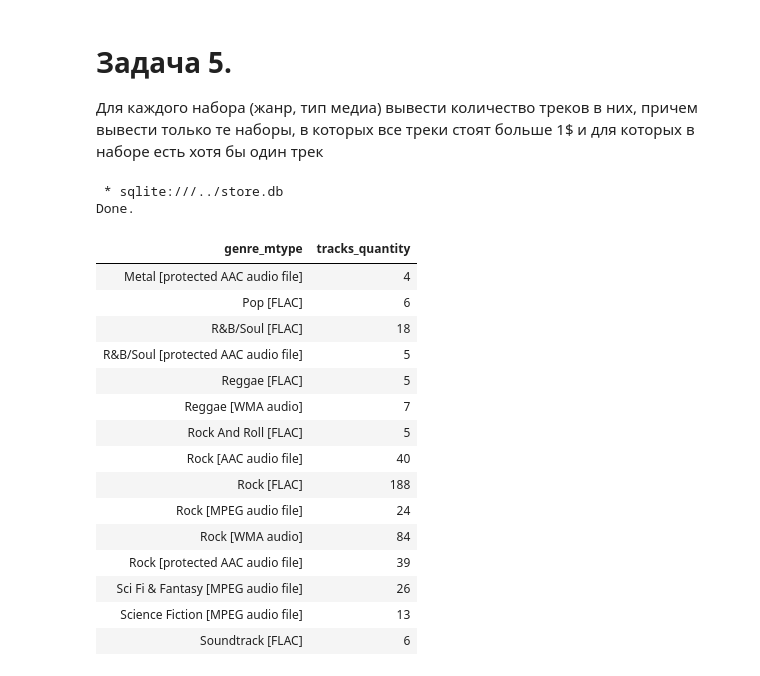
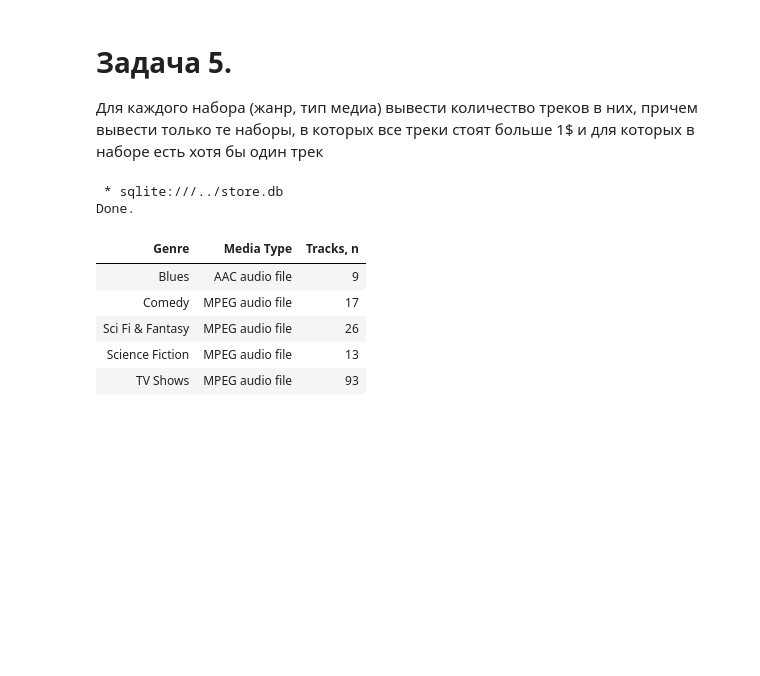
Before and after one commit to va9abond/ac-db-210, a Jupyter notebook: p2-tables-connections/p2.ipynb, the cells around one changed output. Cells and saved outputs as stored; diff of their text form; code cells hidden in the pictures; blank space fills up the shorter version.

Commit message:
fix: t5: for *every* track price > 1$

```diff
--- a/p2-tables-connections/p2.ipynb
+++ b/p2-tables-connections/p2.ipynb
@@ -708,39 +709,33 @@ Done.
 # %%
 %%sql
 
 SELECT
-    genres.name || ' [' || mtypes.name || ']' AS genre_mtype,
-    COUNT(t.trackId) AS tracks_quantity
-FROM (
-    SELECT trackId, genreId, mediaTypeId
-    FROM tracks
-    WHERE unitprice > 1.0
-) AS t
-INNER JOIN genres ON
-    t.genreId == genres.genreId
-INNER JOIN media_types AS mtypes ON
-    t.mediaTypeId == mtypes.mediaTypeId
+    genres.name AS "Genre",
+    mtypes.name AS "Media Type",
+    COUNT(trackId) AS "Tracks, n"
+FROM
+    tracks
+INNER JOIN
+    media_types AS mtypes
+    ON tracks.mediaTypeId == mtypes.mediaTypeId
+INNER JOIN
+    genres
+    ON tracks.genreId == genres.genreId
 GROUP BY
-    genre_mtype
+    tracks.genreId, mtypes.mediaTypeId
 HAVING
-    tracks_quantity > 0
-LIMIT 15 OFFSET 23
+    COUNT(trackId) > 0
+    AND MIN(unitprice) > 1.0
+ORDER BY
+    genres.name
+
+LIMIT 10;
 # %% [output]
  * sqlite:///../store.db
 Done.
-| genre_mtype | tracks_quantity |
-| Metal [protected AAC audio file] | 4 |
-| Pop [FLAC] | 6 |
-| R&B/Soul [FLAC] | 18 |
-| R&B/Soul [protected AAC audio file] | 5 |
-| Reggae [FLAC] | 5 |
-| Reggae [WMA audio] | 7 |
-| Rock And Roll [FLAC] | 5 |
-| Rock [AAC audio file] | 40 |
-| Rock [FLAC] | 188 |
-| Rock [MPEG audio file] | 24 |
-| Rock [WMA audio] | 84 |
-| Rock [protected AAC audio file] | 39 |
-| Sci Fi & Fantasy [MPEG audio file] | 26 |
-| Science Fiction [MPEG audio file] | 13 |
-| Soundtrack [FLAC] | 6 |
+| Genre | Media Type | Tracks, n |
+| Blues | AAC audio file | 9 |
+| Comedy | MPEG audio file | 17 |
+| Sci Fi & Fantasy | MPEG audio file | 26 |
+| Science Fiction | MPEG audio file | 13 |
+| TV Shows | MPEG audio file | 93 |
```
Also changed, not shown: parts of 3 cells of this notebook.
